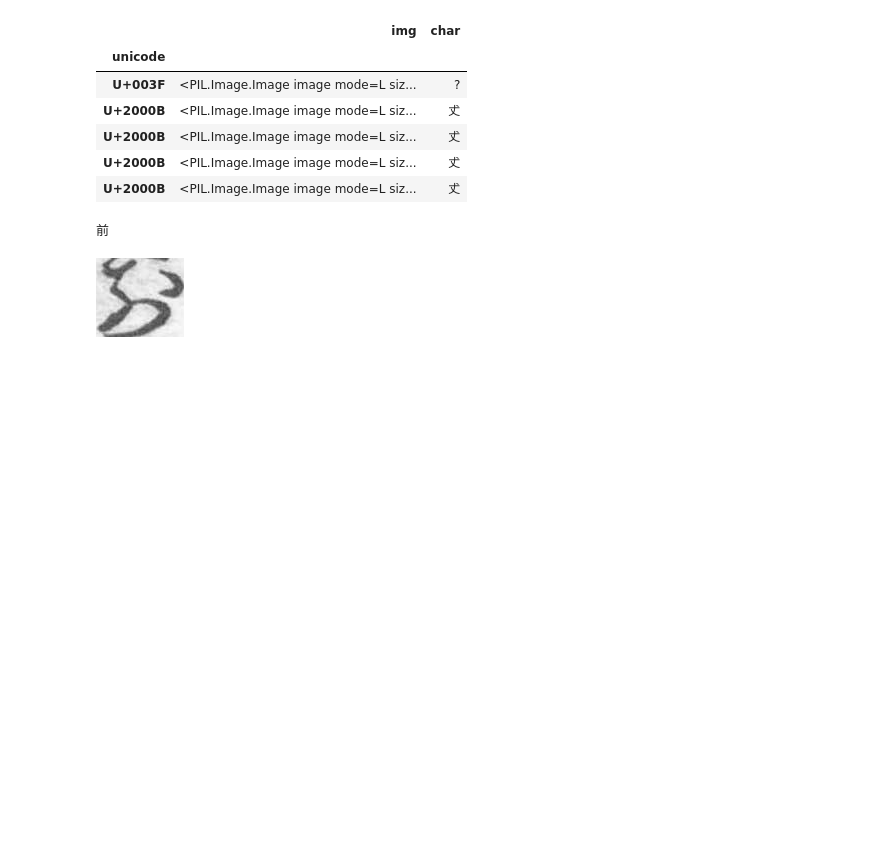
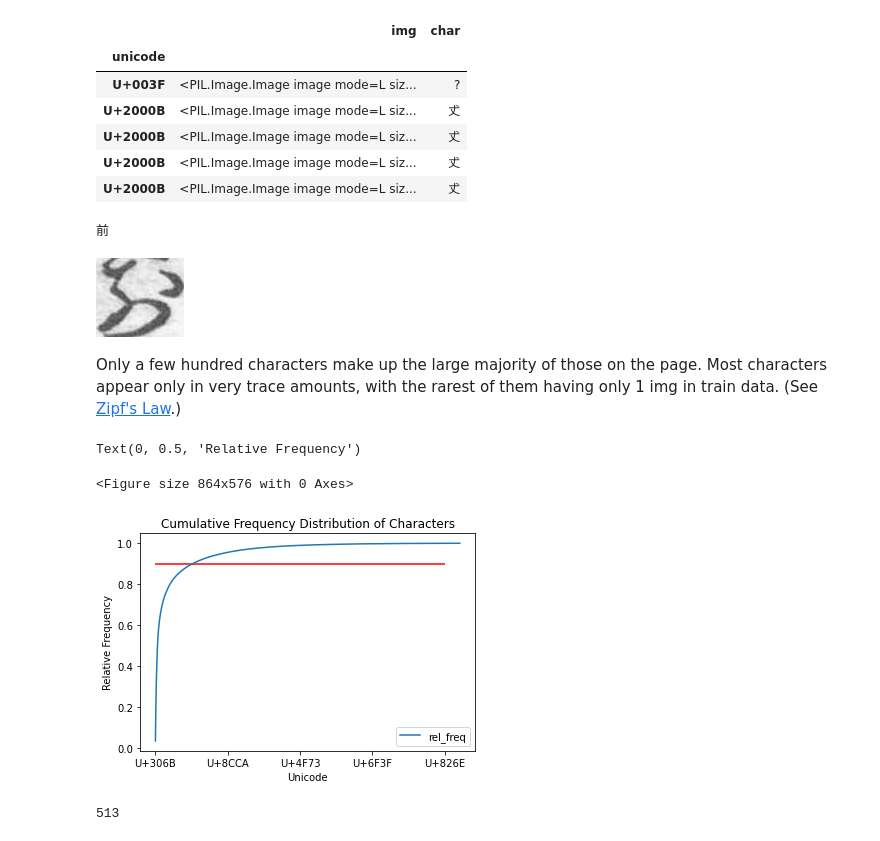
Before and after one commit to stlanier/Flatiron-School-Capstone-Project, a Jupyter notebook: notebooks/preprocessing.ipynb, the cells around one changed output. Saved outputs shown, nothing was run; the diff lists cells and outputs as text; code cells hidden in the pictures; blank space fills up the shorter version.

```diff
--- a/notebooks/preprocessing.ipynb
+++ b/notebooks/preprocessing.ipynb
@@ -10,9 +13,11 @@ import pickle
 # %%
 labels = pd.read_csv('../data/original/train.csv')
 labels_and_locations = []
+total_labels = []
 for label in labels['labels']:
     x = np.array(label.split(' ')).reshape(-1, 5)
     labels_and_locations.append(x)
+    total_labels+= [xi[0] for xi in x]
 labels['labels']=labels_and_locations
 # %%
 labels.head()
@@ -144,0 +153,20 @@ train_df.reset_index()['img'][ind]
+# %% [markdown]
+Only a few hundred characters make up the large majority of those on the page. Most characters appear only in very trace amounts, with the rarest of them having only 1 img in train data. (See [Zipf's Law](https://en.wikipedia.org/wiki/Zipf%27s_law).)
+# %%
+counts = pd.DataFrame(pd.Series(y).value_counts(normalize=True))
+counts.columns=['rel_freq']
+# %%
+plt.figure(figsize=(12,8))
+counts.sort_values('rel_freq', ascending=False).cumsum().plot()
+plt.hlines(0.9, xmin=0, xmax=4000, color='red', label='90% Cumulative Frequency')
+plt.title('Cumulative Frequency Distribution of Characters')
+plt.xlabel('Unicode')
+plt.ylabel('Relative Frequency')
+# %% [output]
+Text(0, 0.5, 'Relative Frequency')
+<Figure size 864x576 with 0 Axes>
+[figure, added]
+# %%
+len(counts[counts.cumsum()['rel_freq'] <= 0.9])
+# %% [output]
+513
```
Also changed, not shown: parts of 22 cells of this notebook.
